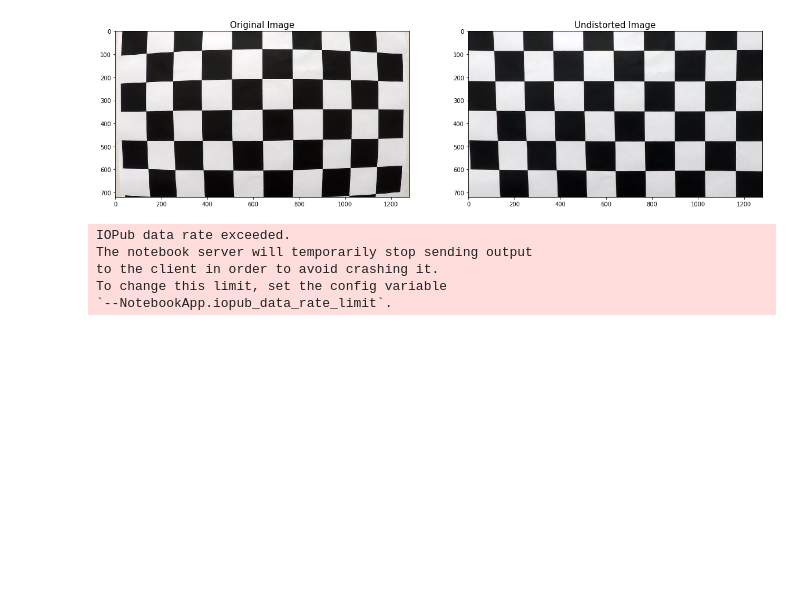
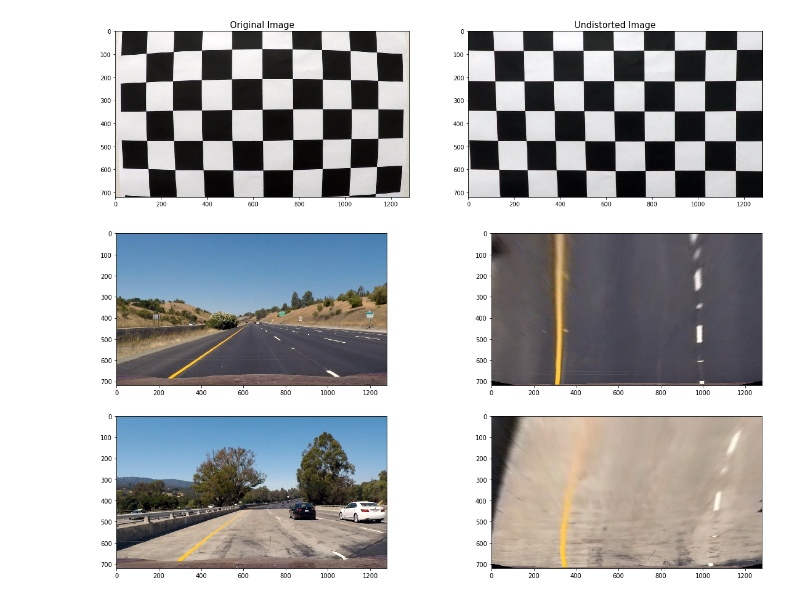
Before and after one commit to chunhsienho/Self-Driving-CarND-Advanced-Lane-Lines, a Jupyter notebook: P4.ipynb, the cells around one changed output. Drawn from its saved outputs; the diff is of its cells as text; code cells hidden in the pictures; blank space fills up the shorter version.

```diff
--- a/P4.ipynb
+++ b/P4.ipynb
@@ -120,28 +157,19 @@ plt.imsave('./output_images/chessboard_undistort.jpg', undist)
 # %%
 test_images=[
 
     './test_images/straight_lines1.jpg',
-    './test_images/straight_lines2.jpg',
-    './test_images/test1.jpg',
-    './test_images/test2.jpg',
-    './test_images/test3.jpg',
-    './test_images/test4.jpg',
-    './test_images/test5.jpg',
-    './test_images/test6.jpg',
-
+    './test_images/test1.jpg'
 
 ]
 f, axarr = plt.subplots(len(test_images), 2, figsize=(20, 5*len(test_images)))
 for idx, img_path in enumerate(test_images):
     img = cv2.imread(img_path)
     undist = lf.undistort(img)
     rgb = cv2.cvtColor(img, cv2.COLOR_BGR2RGB)
     warped = lf.bird_eye_transform(rgb)
+
+
     axarr[idx][0].imshow(rgb)
     axarr[idx][1].imshow(warped)
 # %% [output]
-IOPub data rate exceeded.
-The notebook server will temporarily stop sending output
-to the client in order to avoid crashing it.
-To change this limit, set the config variable
-`--NotebookApp.iopub_data_rate_limit`.
+[figure, added]
```
Also changed, not shown: parts of 2 cells of this notebook.
